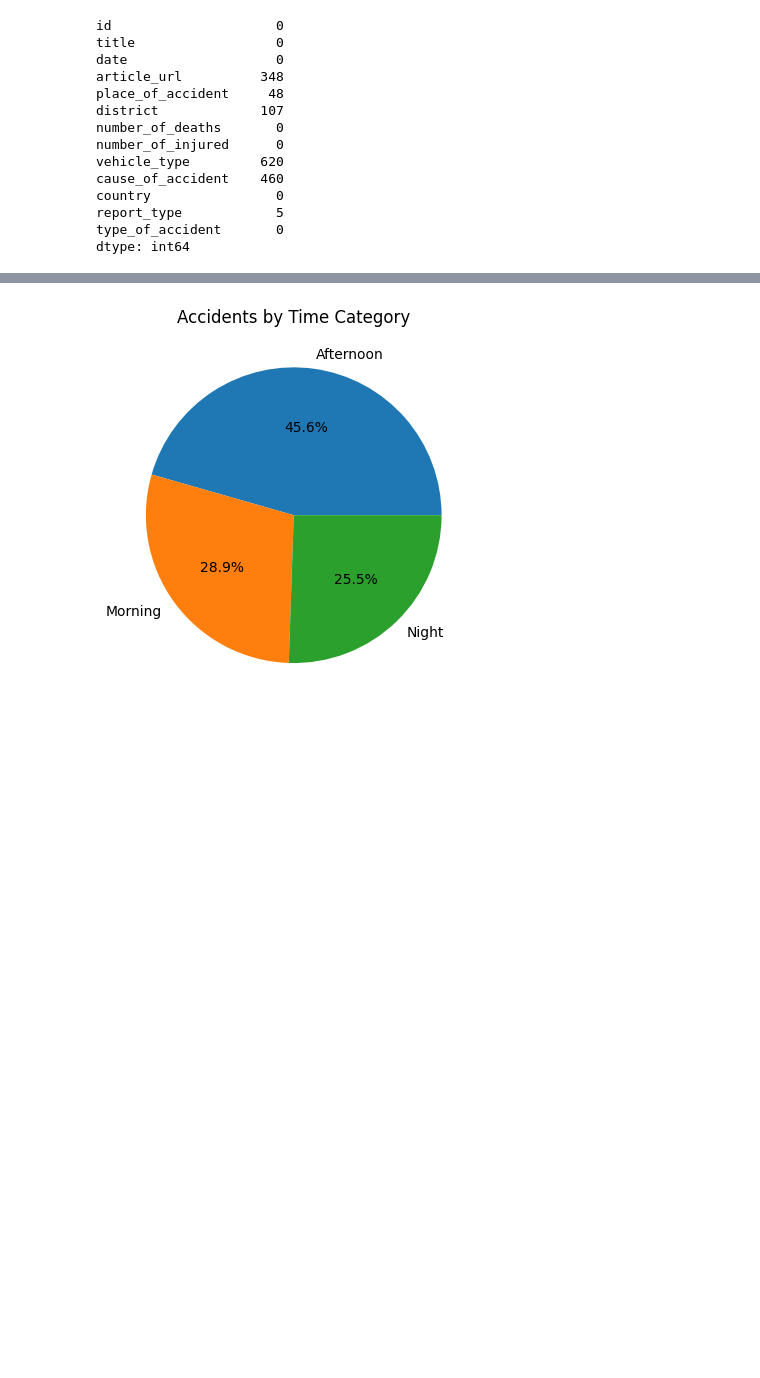
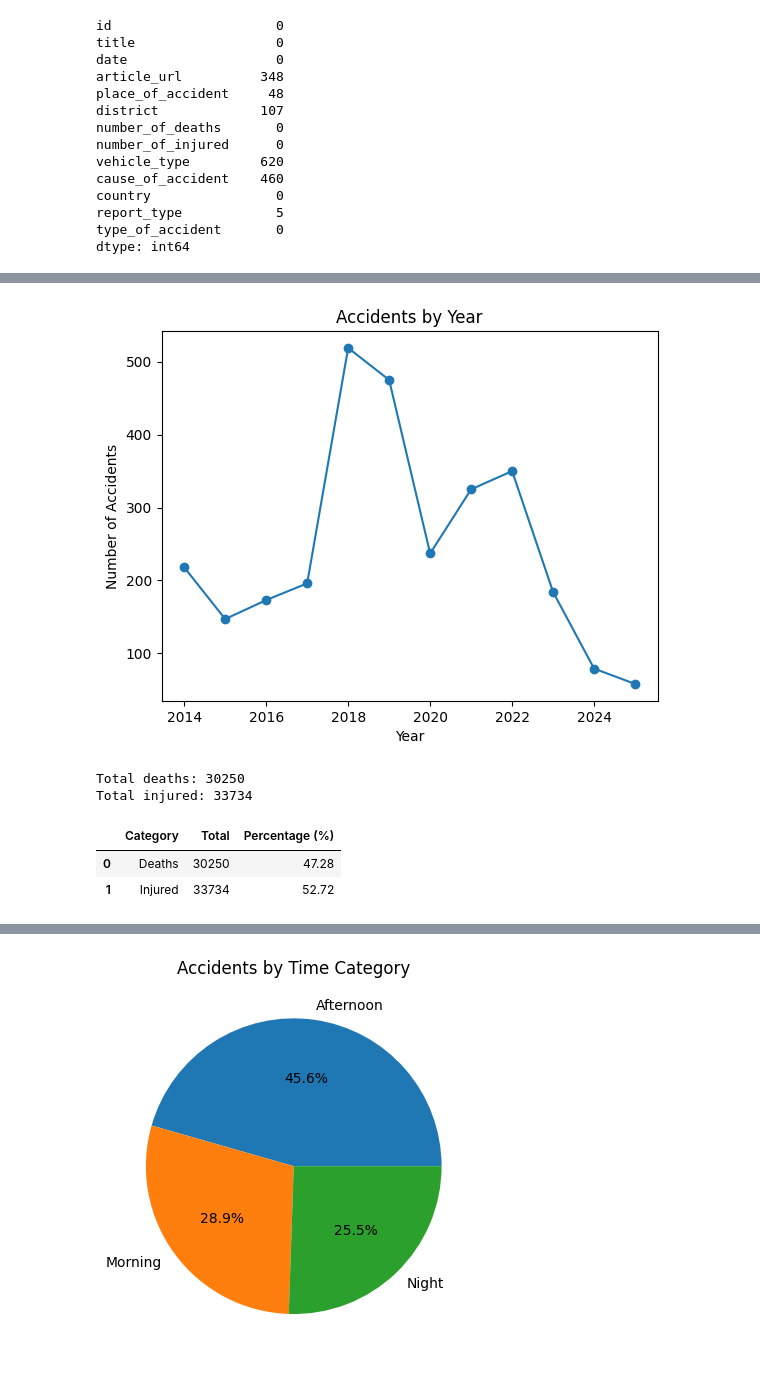
Before and after one commit to kamrulhasan702/road-accident-analysis, a Jupyter notebook: analysis.ipynb, the cells around one changed output, grey strips where cells are left out. Drawn from its saved outputs; the diff is of its cells as text; code cells hidden in the pictures; blank space fills up the shorter version.

```diff
--- a/analysis.ipynb
+++ b/analysis.ipynb
@@ -164,0 +86,7 @@ plt.show()
+# %%
+df["date"] = pd.to_datetime(df["date"])
+df["year"] = df["date"].dt.year
+year_data = df["year"].value_counts().sort_index()
+year_table = year_data.reset_index()
+year_table.columns = ["Year", "Number of Accidents"]
+year_table
@@ -164,0 +107,33 @@ plt.show()
+# %%
+year_data = df["year"].value_counts().sort_index()
+year_data.plot(kind="line", marker="o")
+plt.title("Accidents by Year")
+plt.xlabel("Year")
+plt.ylabel("Number of Accidents")
+plt.show()
+# %% [output]
+[figure, added]
+# %%
+total_deaths = df["number_of_deaths"].sum()
+print("Total deaths:", total_deaths)
+total_injured = df["number_of_injured"].sum()
+print("Total injured:", total_injured)
+# %% [output]
+Total deaths: 30250
+Total injured: 33734
+# %%
+total = total_deaths + total_injured
+table = {
+    "Category": ["Deaths", "Injured"],
+    "Total": [total_deaths, total_injured],
+    "Percentage (%)": [
+        round((total_deaths/total)*100, 2),
+        round((total_injured/total)*100, 2)
+    ]
+}
+result_table = pd.DataFrame(table)
+result_table
+# %% [output]
+|  | Category | Total | Percentage (%) |
+| 0 | Deaths | 30250 | 47.28 |
+| 1 | Injured | 33734 | 52.72 |
```
Also changed, not shown: parts of 20 cells of this notebook.
